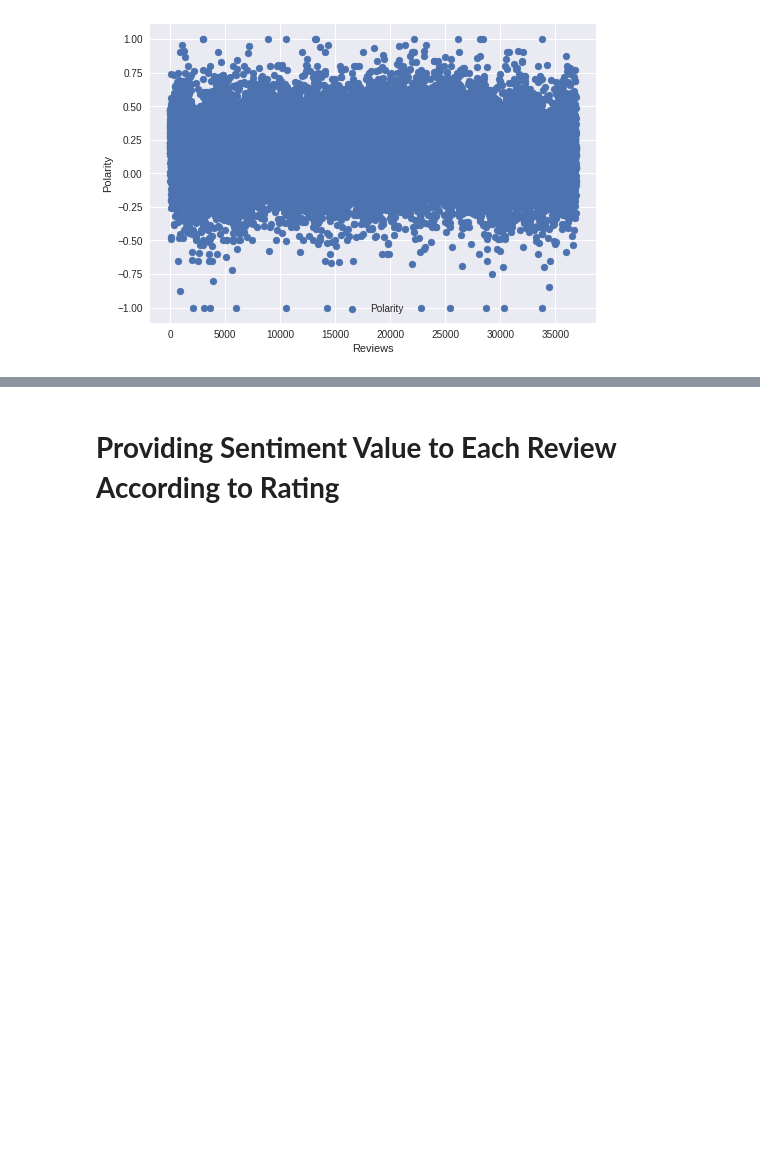
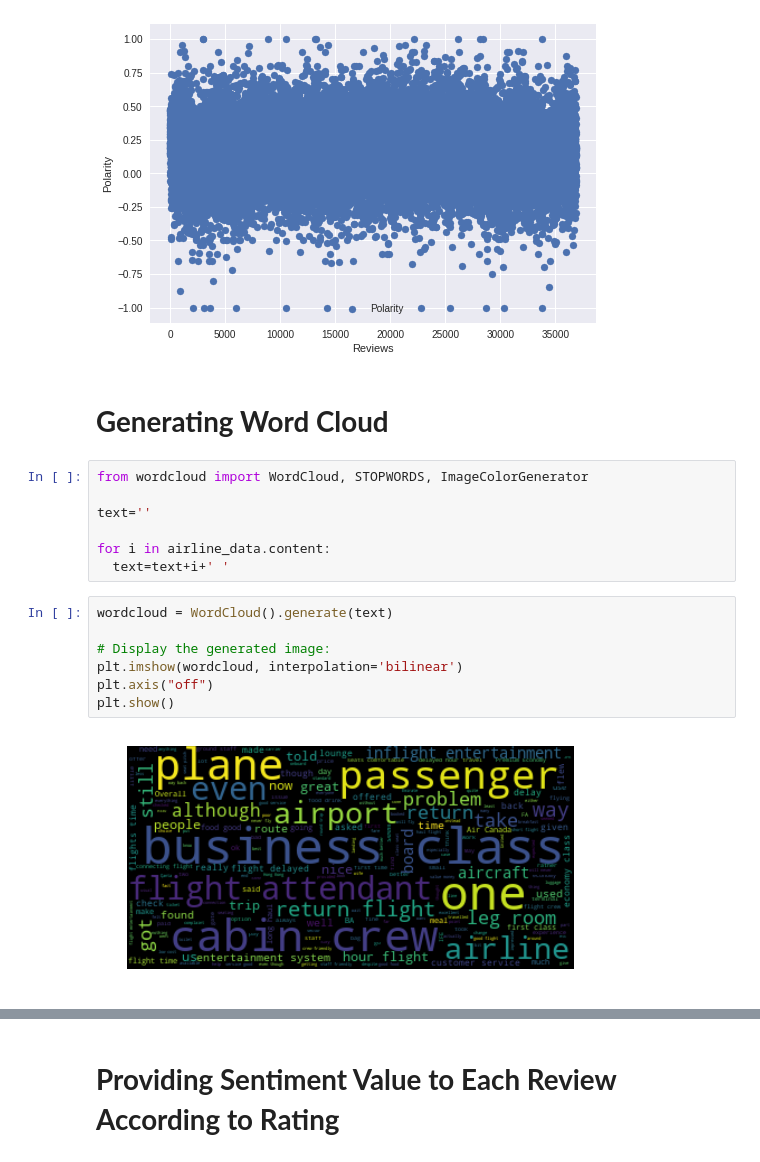
Before and after one commit to vkunal1996/Airport-Reviews-Analysis, a Jupyter notebook: Airline_Quality_Service.ipynb, the cells around one changed output, grey strips where cells are left out. Cells and saved outputs as stored; diff of their text form; blank space fills up the shorter version.

```diff
--- a/Airline_Quality_Service.ipynb
+++ b/Airline_Quality_Service.ipynb
@@ -152,3 +152,21 @@ plt.legend()
 # %% [output]
 <matplotlib.legend.Legend at 0x...>
 [figure]
+# %% [markdown]
+# **Generating Word Cloud**
+# %%
+from wordcloud import WordCloud, STOPWORDS, ImageColorGenerator
+
+text=''
+
+for i in airline_data.content:
+  text=text+i+' '
+# %%
+wordcloud = WordCloud().generate(text)
+
+# Display the generated image:
+plt.imshow(wordcloud, interpolation='bilinear')
+plt.axis("off")
+plt.show()
+# %% [output]
+[figure, added]
```
Also changed, not shown: parts of 2 cells of this notebook.
